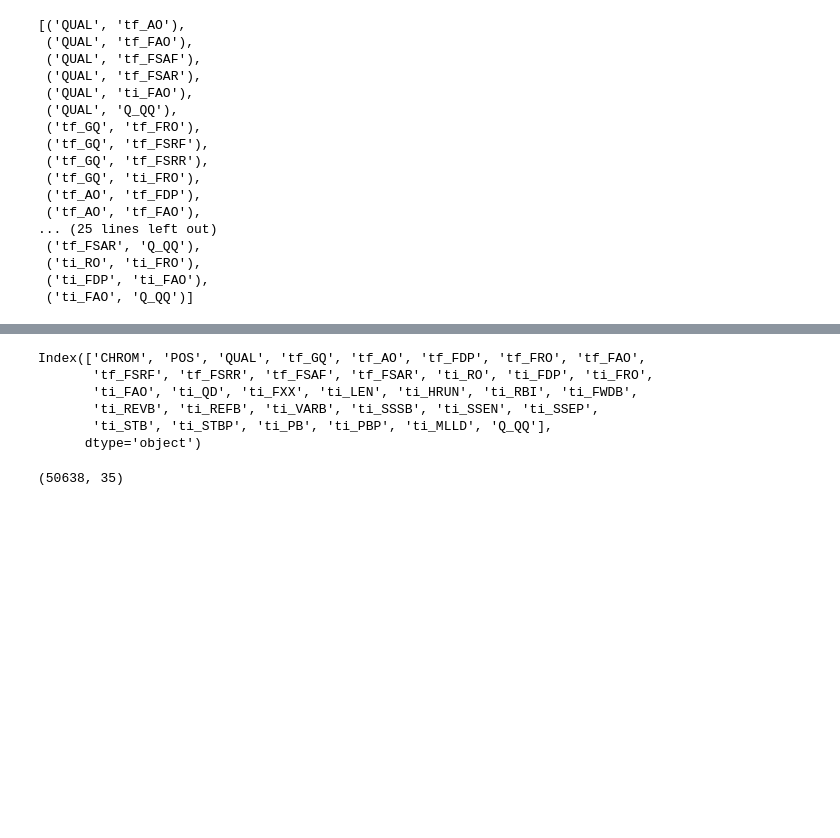
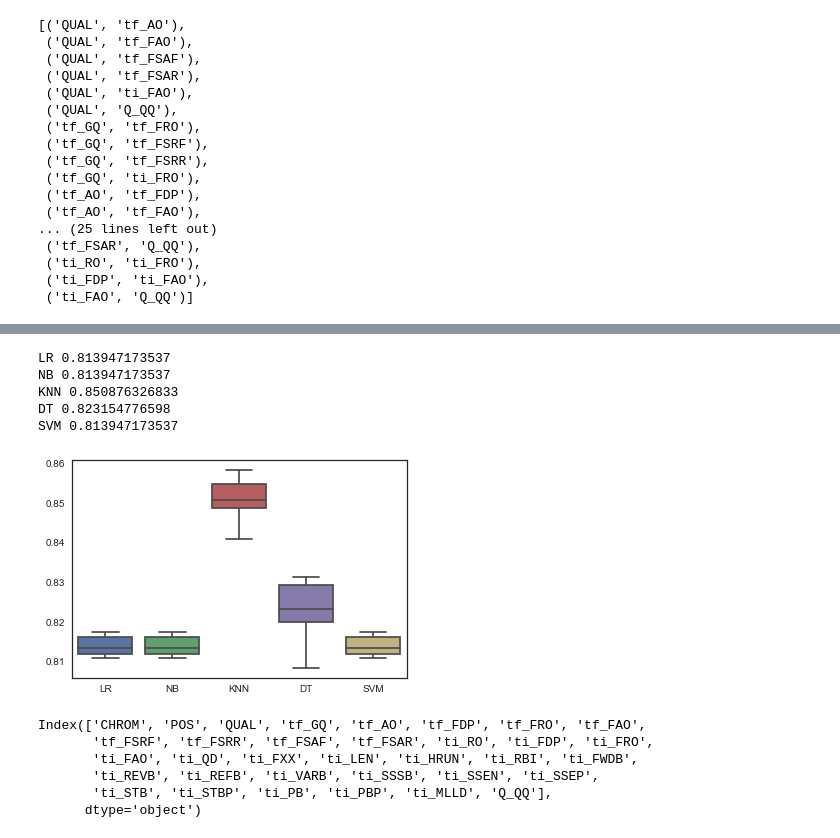
Before and after one commit to jjuhn/little_ds_problem, a Jupyter notebook: code/proton_practice.ipynb, the cells around one changed output, grey strips where cells are left out. Saved outputs shown, nothing was run; the diff lists cells and outputs as text; code cells hidden in the pictures; blank space fills up the shorter version.

```diff
--- a/code/proton_practice.ipynb
+++ b/code/proton_practice.ipynb
@@ -176,3 +162,51 @@ t_df.head()
+# %%
+models = []
+models.append(("LR",LogisticRegression()))
+models.append(("NB",GaussianNB()))
+models.append(("KNN",KNeighborsClassifier()))
+models.append(("DT",DecisionTreeClassifier()))
+models.append(("SVM",SVC()))
+# %%
+from sklearn.model_selection import train_test_split
+test_df = t_df
+
+x = test_df.drop(['target', 'mult_alt_allele'], axis=1)
+y = test_df.target
+
+X_train, X_test, Y_train, Y_test = train_test_split(x, y, random_state=22, test_size=0.2)
+# %%
+def binary_classification(models, X_train, Y_train):
+
+    results = []
+    names = []
+
+    for name, model in models:
+        kfold = KFold(n_splits=10, random_state=22)
+        cv_result = cross_val_score(model, X_train, Y_train, cv=kfold, scoring="accuracy")
+        names.append(name)
+        results.append(cv_result)
+
+    for i in range(len(names)):
+        print(names[i], results[i].mean())
+
+    return results, names
+
+
+results, names = binary_classification(models, X_train, Y_train)
+# %% [output]
+LR 0.813947173537
+NB 0.813947173537
+KNN 0.850876326833
+DT 0.823154776598
+SVM 0.813947173537
+# %%
+def visualize_results(results, names):
+    ax = sns.boxplot(data=results)
+    ax.set_xticklabels(names)
+
+visualize_results(results, names)
+# %% [output]
+[figure, added]
 # %%
 test_df = t_df
 
@@ -202,15 +236,3 @@ Index(['CHROM', 'POS', 'QUAL', 'tf_GQ', 'tf_AO', 'tf_FDP', 'tf_FRO', 'tf_FAO',
        'ti_REVB', 'ti_REFB', 'ti_VARB', 'ti_SSSB', 'ti_SSEN', 'ti_SSEP',
        'ti_STB', 'ti_STBP', 'ti_PB', 'ti_PBP', 'ti_MLLD', 'Q_QQ'],
       dtype='object')
-# %%
-from sklearn.ensemble import ExtraTreesClassifier
-from sklearn.datasets import load_iris
-from sklearn.feature_selection import SelectFromModel
-
-test_df = t_df
-X = test_df.drop(['target'], axis=1)
-y = test_df.target
-
-X.shape
-# %% [output]
-(50638, 35)
```
Also changed, not shown: parts of 14 cells of this notebook.
